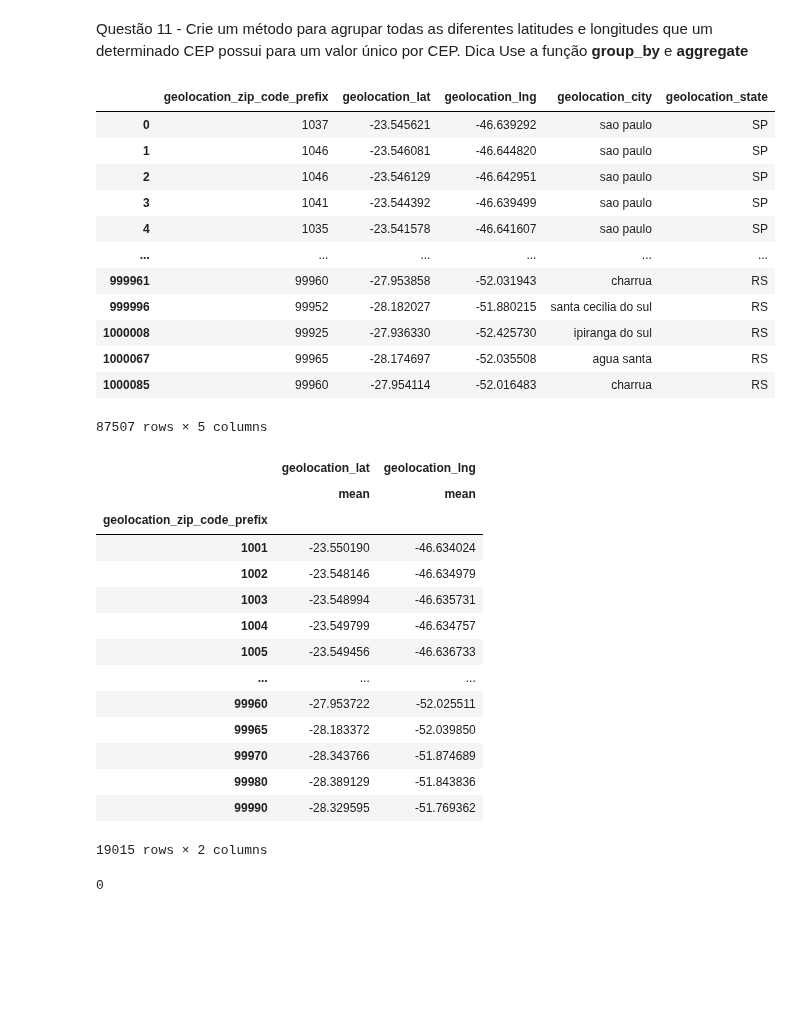
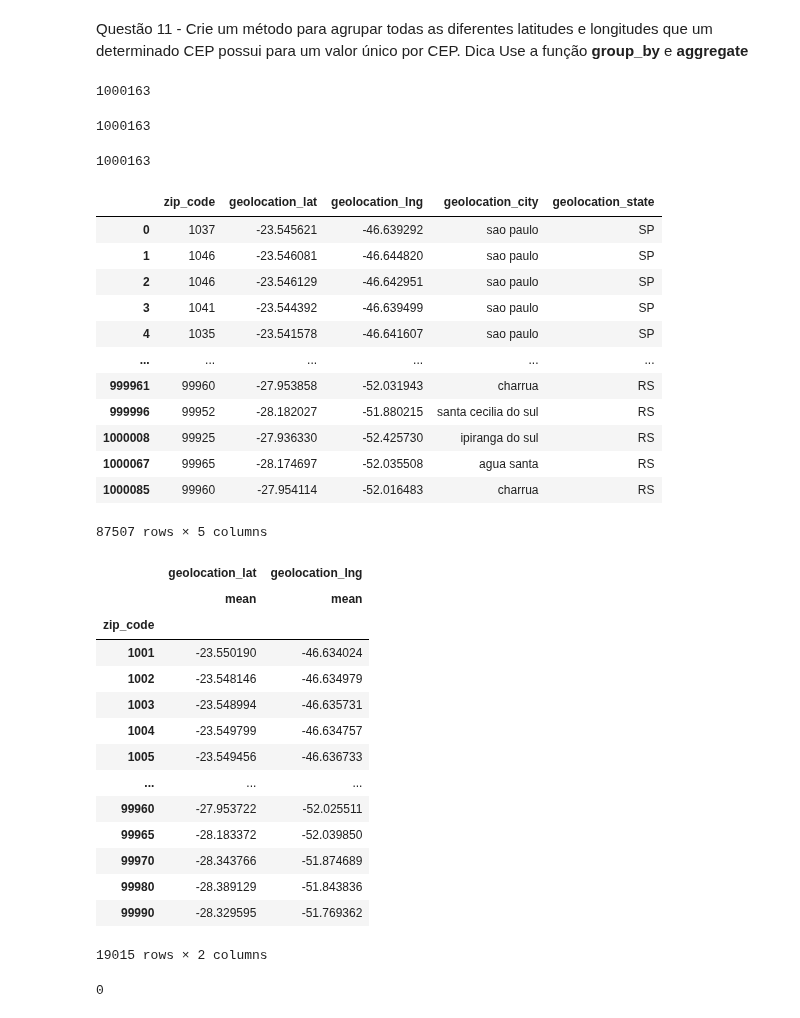
Before and after one commit to skillox1/PADSW06MDCD, a Jupyter notebook: Olist.ipynb, the cells around one changed output. Saved outputs shown, nothing was run; the diff lists cells and outputs as text; code cells hidden in the pictures; blank space fills up the shorter version.

```diff
--- a/Olist.ipynb
+++ b/Olist.ipynb
@@ -83,10 +83,24 @@ df_geolocation.geolocation_lng.value_counts().sum()
 # %% [markdown]
 Questão 11 - Crie um método para agrupar todas as diferentes latitudes e longitudes que um determinado CEP possui
 para um valor único por CEP. Dica Use a função **group_by** e **aggregate**
+# %%
+df_geolocation = df_geolocation.rename(columns={"geolocation_zip_code_prefix":"zip_code"})
+# %%
+df_geolocation.geolocation_lng.value_counts().sum()
+# %% [output]
+1000163
+# %%
+df_geolocation.geolocation_lng.value_counts().sum()
+# %% [output]
+1000163
+# %%
+df_geolocation.geolocation_lng.value_counts().sum()
+# %% [output]
+1000163
 # %%
-df_geolocation.groupby("geolocation_zip_code_prefix").head()
+df_geolocation.groupby("zip_code").head()
 # %% [output]
-|  | geolocation_zip_code_prefix | geolocation_lat | geolocation_lng | geolocation_city | geolocation_state |
+|  | zip_code | geolocation_lat | geolocation_lng | geolocation_city | geolocation_state |
 | 0 | 1037 | -23.545621 | -46.639292 | sao paulo | SP |
 | 1 | 1046 | -23.546081 | -46.644820 | sao paulo | SP |
 | 2 | 1046 | -23.546129 | -46.642951 | sao paulo | SP |
@@ -100,13 +114,13 @@ df_geolocation.groupby("geolocation_zip_code_prefix").head()
 | 1000085 | 99960 | -27.954114 | -52.016483 | charrua | RS |
 87507 rows × 5 columns
 # %%
-df_geolocation.groupby("geolocation_zip_code_prefix").agg({"geolocation_lat":["mean"],"geolocation_lng":["mean"]})
+df_geolocation.groupby("zip_code").agg({"geolocation_lat":["mean"],"geolocation_lng":["mean"]})
                                                            #,"geolocation_city":[pd.Series.mode],\
                                                            #"geolocation_state":[pd.Series.mode]})
 # %% [output]
 |  | geolocation_lat | geolocation_lng |
 |  | mean | mean |
-| geolocation_zip_code_prefix |  |  |
+| zip_code |  |  |
 | 1001 | -23.550190 | -46.634024 |
 | 1002 | -23.548146 | -46.634979 |
 | 1003 | -23.548994 | -46.635731 |
```
Also changed, not shown: parts of 3 cells of this notebook.
